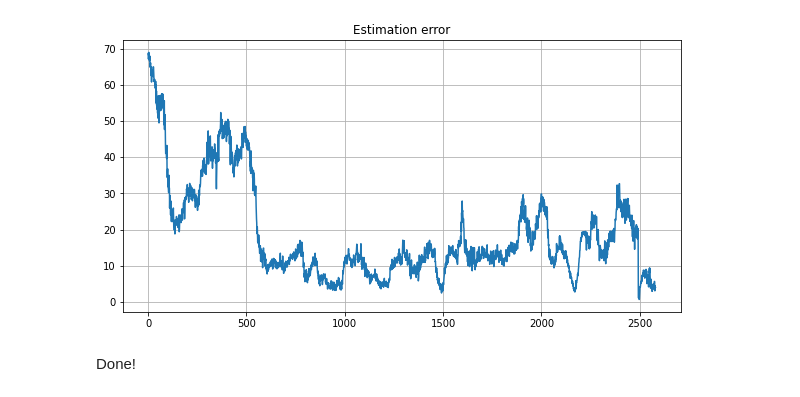
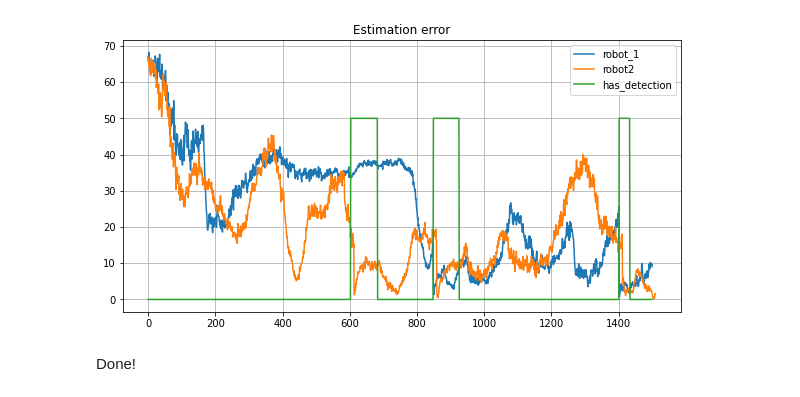
Before and after one commit to leoniloris/Multi-Robot-Localization, a Jupyter notebook: experiments.ipynb, the cells around one changed output. Saved outputs shown, nothing was run; the diff lists cells and outputs as text; code cells hidden in the pictures.

Commit message:
Add detection analysis to experiments notebook.

```diff
--- a/experiments.ipynb
+++ b/experiments.ipynb
@@ -8,7 +5,23 @@ CLUSTER_INFO_SIZE = 4
+# %%
+FILE_PATH_1 = 'robotics_experiments/initial_detection_exps/robot1_with_hard_detection_trial_1.csv'
+FILE_PATH_2 = 'robotics_experiments/initial_detection_exps/robot2_with_hard_detection_trial_1.csv'
+# %%
+N_COLUMNS = 36 # should infer from df number of columns
+
+ROBOT_INFO_SIZE = 3
+DETECTION_INFO_SIZE = 1
+CLUSTER_INFO_SIZE = 4
+
+N_CLUSTERS = int((N_COLUMNS - ROBOT_INFO_SIZE - DETECTION_INFO_SIZE) / CLUSTER_INFO_SIZE)
 # %%
-df = pd.read_csv('robot1with_hard_detection_trial_1.csv', header=None)
-N_CLUSTERS = int(len(df.loc[0] - ROBOT_INFO_SIZE) / CLUSTER_INFO_SIZE)
-column_names = ['robot_x', 'robot_y', 'robot_angle']
-for i in range(N_CLUSTERS):
-    column_names.extend([f'cluster{i}_x', f'cluster{i}_y', f'cluster{i}_angle', f'cluster{i}_w'])
-df.columns = column_names
+def load_robot_data(file_path):
+    df = pd.read_csv(file_path, header=None)
+    column_names = ['robot_x', 'robot_y', 'robot_angle']
+    for i in range(N_CLUSTERS):
+        column_names.extend([f'cluster{i}_x', f'cluster{i}_y', f'cluster{i}_angle', f'cluster{i}_w'])
+    column_names.append('has_detection')
+    df.columns = column_names
+    return df
+
+df_robot1 = load_robot_data(FILE_PATH_1)
+df_robot2 = load_robot_data(FILE_PATH_2)
@@ -46,16 +49,24 @@ def compute_estimation_eror(row):
     diff_y_square = (row['robot_y'] - row['estimated_y']) ** 2
     return np.sqrt(diff_x_square + diff_y_square)
 
-df['estimated_x'] = df.apply(compute_estimated_position_x, axis=1)
-df['estimated_y'] = df.apply(compute_estimated_position_y, axis=1)
-df['error'] = df.apply(compute_estimation_eror, axis=1)
+def compute_robot_estimation_error(df):
+    df['estimated_x'] = df.apply(compute_estimated_position_x, axis=1)
+    df['estimated_y'] = df.apply(compute_estimated_position_y, axis=1)
+    df['error'] = df.apply(compute_estimation_eror, axis=1)
+    return df
+
+df_robot1 = compute_robot_estimation_error(df_robot1)
+df_robot2 = compute_robot_estimation_error(df_robot2)
 # %%
 plt.figure(figsize=(10, 5))
 plt.title('Estimation error')
-plt.plot(df.error)
+plt.plot(df_robot1.error)
+plt.plot(df_robot2.error)
+plt.plot(df_robot1.has_detection * 50)
+plt.legend(['robot_1', 'robot2', 'has_detection'])
 plt.grid()
 plt.show()
 # %% [output]
-[figure, old version]
+[figure, new version]
 # %% [markdown]
 Done!
```
Also changed, not shown: parts of 2 cells of this notebook.
